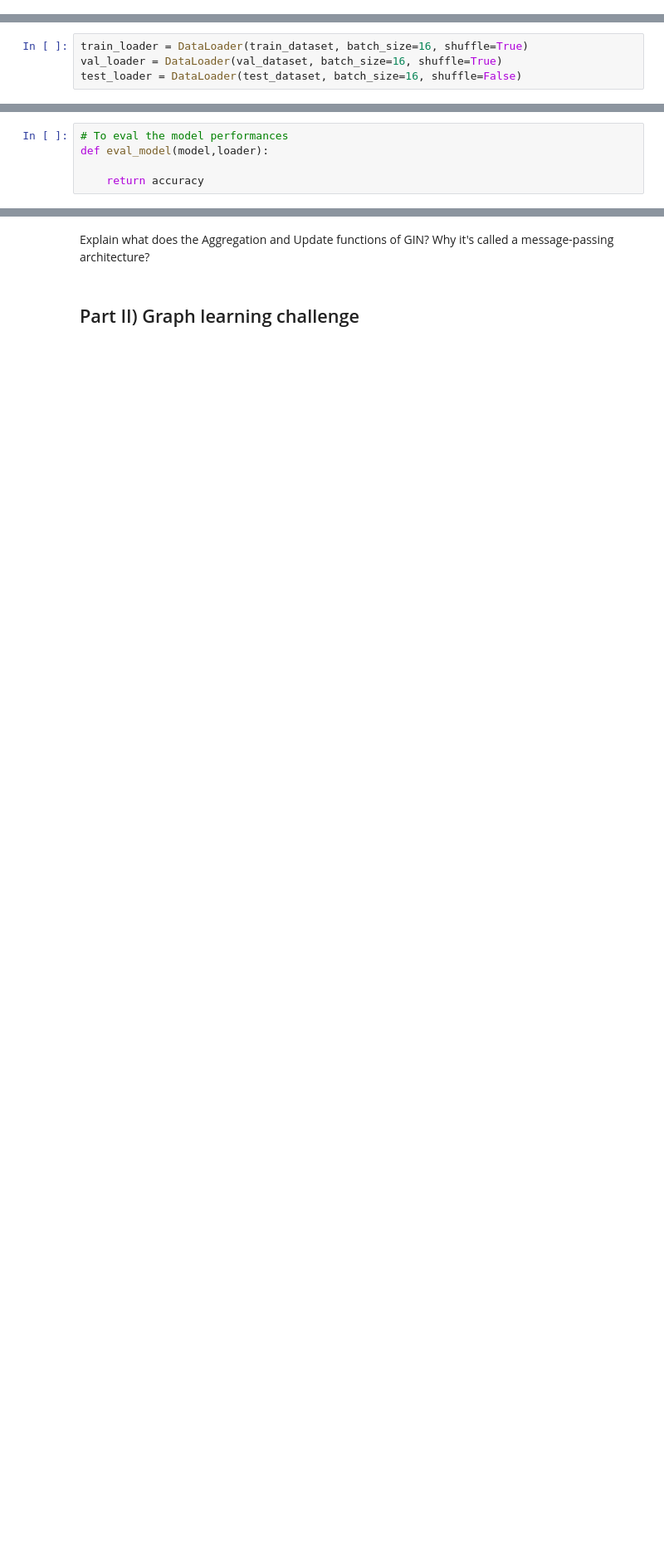
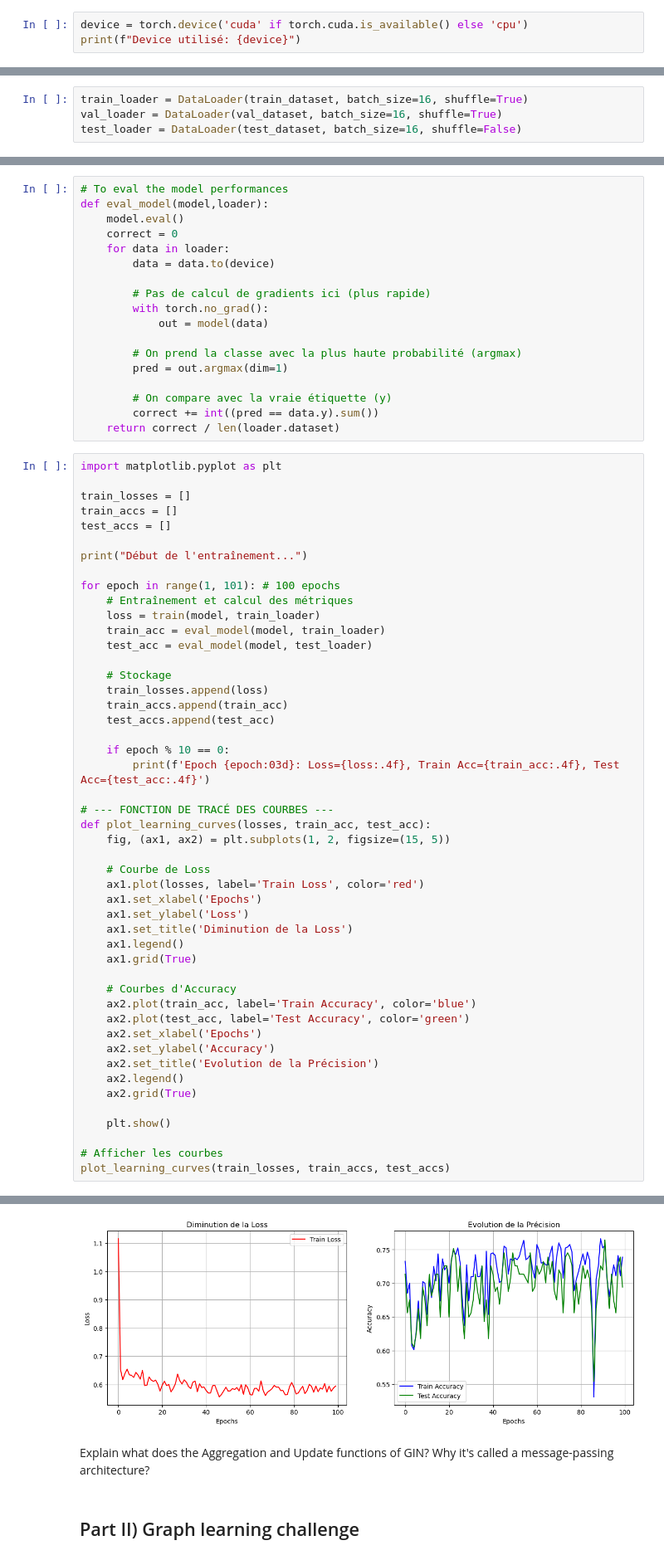
Before and after one commit to Uthmankontao/Machine-Learning, a Jupyter notebook: ML_graphs/PART IV/TP_GNN_challenge_M2/Deep learning on graphs.ipynb, the cells around one changed output, grey strips where cells are left out. Shown at 83% size. Drawn from its saved outputs; the diff is of its cells as text; blank space fills up the shorter version.

```diff
--- a/ML_graphs/PART IV/TP_GNN_challenge_M2/Deep learning on graphs.ipynb
+++ b/ML_graphs/PART IV/TP_GNN_challenge_M2/Deep learning on graphs.ipynb
@@ -38,3 +38,6 @@ print('Number of test graphs: ',len(test_dataset))
 Number of training graphs:  800
 Number of validation graphs:  157
 Number of test graphs:  157
+# %%
+device = torch.device('cuda' if torch.cuda.is_available() else 'cpu')
+print(f"Device utilisé: {device}")
@@ -116,5 +159,67 @@ class MyLayer(MessagePassing):
 # %%
 # To eval the model performances
 def eval_model(model,loader):
+    model.eval()
+    correct = 0
+    for data in loader:
+        data = data.to(device)
 
-    return accuracy
+        # Pas de calcul de gradients ici (plus rapide)
+        with torch.no_grad():
+            out = model(data)
+
+        # On prend la classe avec la plus haute probabilité (argmax)
+        pred = out.argmax(dim=1)
+
+        # On compare avec la vraie étiquette (y)
+        correct += int((pred == data.y).sum())
+    return correct / len(loader.dataset)
+# %%
+import matplotlib.pyplot as plt
+
+train_losses = []
+train_accs = []
+test_accs = []
+
+print("Début de l'entraînement...")
+
+for epoch in range(1, 101): # 100 epochs
+    # Entraînement et calcul des métriques
+    loss = train(model, train_loader)
+    train_acc = eval_model(model, train_loader)
+    test_acc = eval_model(model, test_loader)
+
+    # Stockage
+    train_losses.append(loss)
+    train_accs.append(train_acc)
+    test_accs.append(test_acc)
+
+    if epoch % 10 == 0:
+        print(f'Epoch {epoch:03d}: Loss={loss:.4f}, Train Acc={train_acc:.4f}, Test Acc={test_acc:.4f}')
+
+# --- FONCTION DE TRACÉ DES COURBES ---
+def plot_learning_curves(losses, train_acc, test_acc):
+    fig, (ax1, ax2) = plt.subplots(1, 2, figsize=(15, 5))
+
+    # Courbe de Loss
+    ax1.plot(losses, label='Train Loss', color='red')
+    ax1.set_xlabel('Epochs')
+    ax1.set_ylabel('Loss')
+    ax1.set_title('Diminution de la Loss')
+    ax1.legend()
+    ax1.grid(True)
+
+    # Courbes d'Accuracy
+    ax2.plot(train_acc, label='Train Accuracy', color='blue')
+    ax2.plot(test_acc, label='Test Accuracy', color='green')
+    ax2.set_xlabel('Epochs')
+    ax2.set_ylabel('Accuracy')
+    ax2.set_title('Evolution de la Précision')
+    ax2.legend()
+    ax2.grid(True)
+
+    plt.show()
+
+# Afficher les courbes
+plot_learning_curves(train_losses, train_accs, test_accs)
+# %% [output]
@@ -121,3 +237,4 @@ def eval_model(model,loader):
+[figure, added]
 # %% [markdown]
 Explain what does the Aggregation and Update functions of GIN? Why it's called a message-passing architecture?
 # %% [markdown]
```
Also changed, not shown: parts of 8 cells of this notebook, 56 other files.
